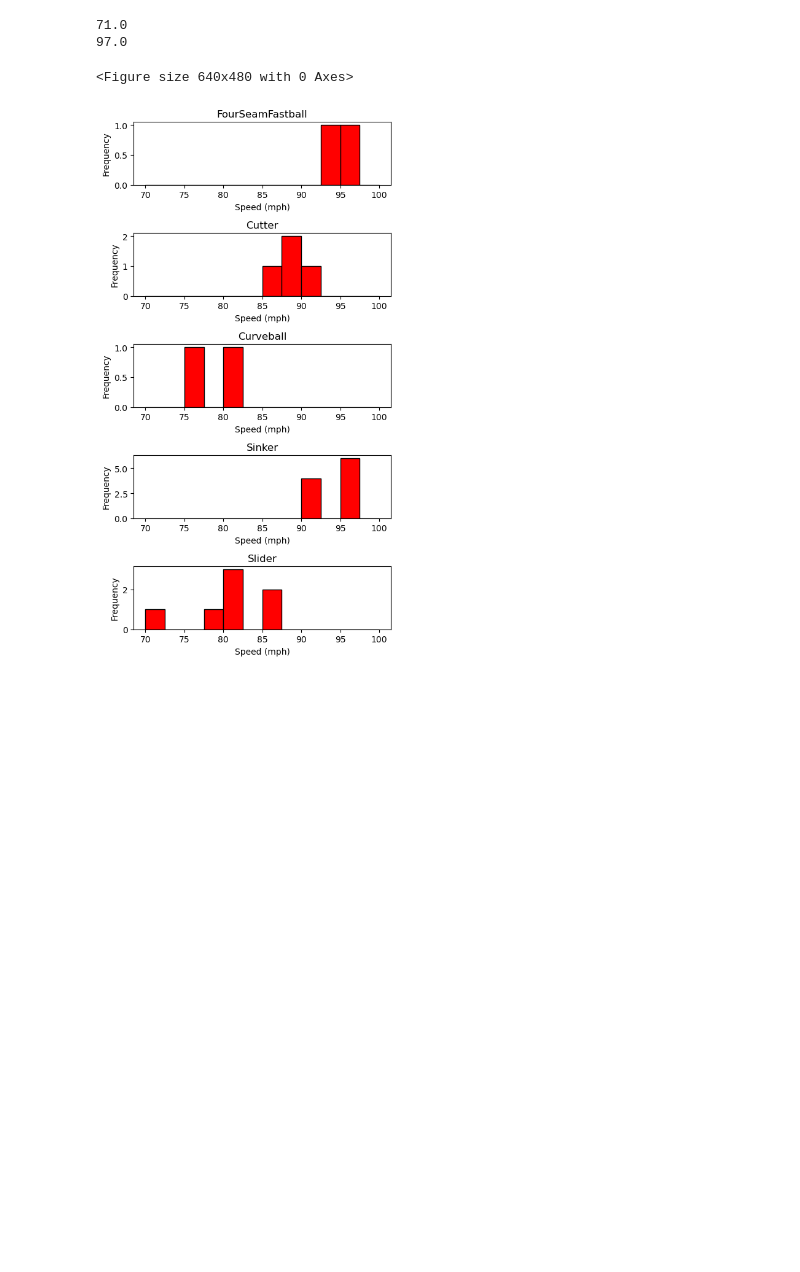
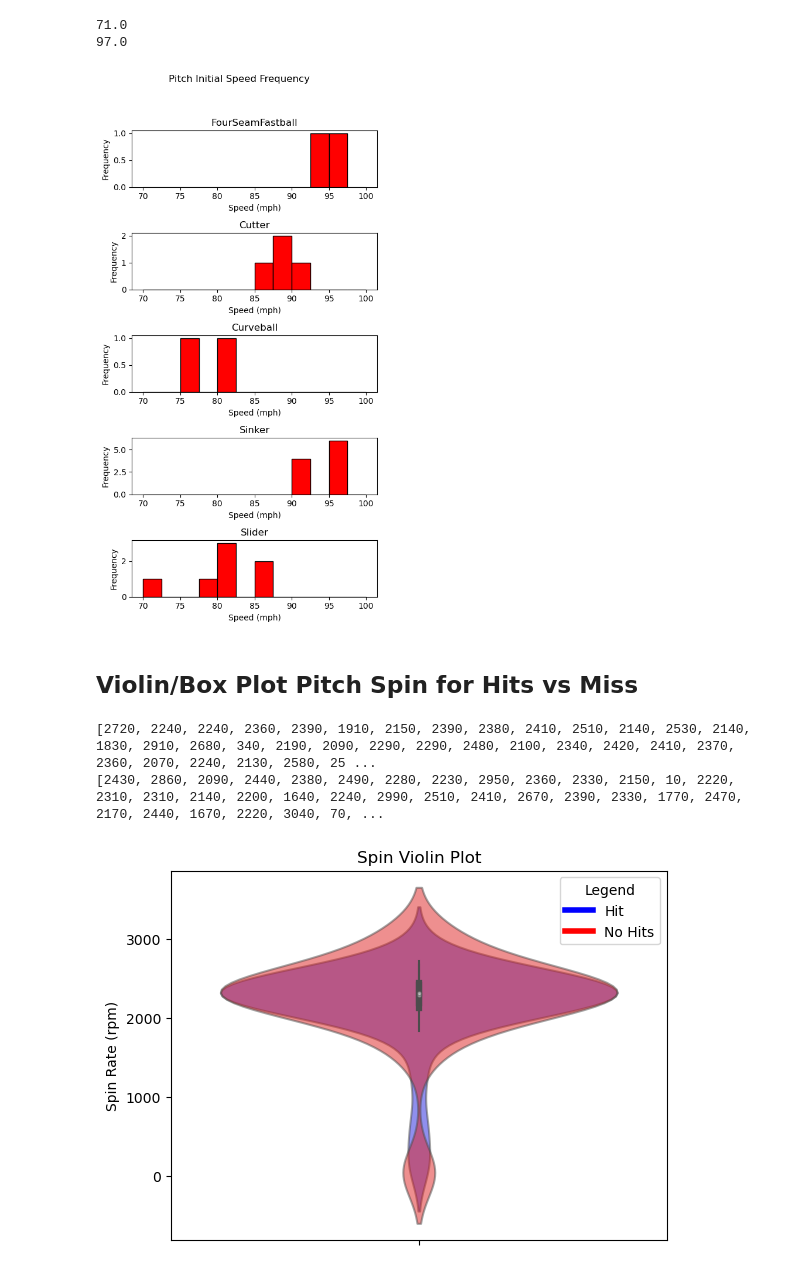
Before and after one commit to mfollosco/WSD-hackathon, a Jupyter notebook: Data Exploration.ipynb, the cells around one changed output. Cells and saved outputs as stored; diff of their text form; code cells hidden in the pictures; blank space fills up the shorter version.

Commit message:
Added violin and box plot for pitch spins
Compares spin in hit vs miss

```diff
--- a/Data Exploration.ipynb
+++ b/Data Exploration.ipynb
@@ -529,10 +529,8 @@ print(max_speed)
 71.0
 97.0
 # %%
+plt.figure(figsize=(5, 10))
 plt.suptitle('Pitch Initial Speed Frequency') #label overall plot
-
-
-plt.figure(figsize=(5, 10))
 
 min_speed = min(min(speed) for speed in pitch_speed)  # Calculate the minimum speed
 max_speed = max(max(speed) for speed in pitch_speed)
@@ -549,5 +547,6 @@ for i in range(len(pitch_type_types)):
 plt.tight_layout(rect=[0, 0.03, 1, 0.95])
 plt.show()
 # %% [output]
-<Figure size 640x480 with 0 Axes>
-[figure, old version]
+[figure, new version]
+# %% [markdown]
+## Violin/Box Plot Pitch Spin for Hits vs Miss
@@ -553,0 +558,44 @@ plt.show()
+# %%
+# Read speed data
+hit_spin = []
+hits_folder_path = '/Users/tiffanynguyen/wsd-data/wsd-hits'
+for filename in os.listdir(hits_folder_path):
+    if filename.endswith('.jsonl'):
+        file_path = os.path.join(hits_folder_path, filename)
+        with open(file_path, 'r') as json_file:
+            data = json.load(json_file)
+            # only read data if it has hit
+            if(data['summary_acts']['hit']['eventId'] != {} and data['summary_acts']['pitch']['spin']['rpm']):
+                hit_spin.append(data['summary_acts']['pitch']['spin']['rpm'])
+
+no_hit_spin = []
+no_hits_folder_path = '/Users/tiffanynguyen/wsd-data/wsd-nohit'
+for filename in os.listdir(no_hits_folder_path):
+    if filename.endswith('.jsonl'):
+        file_path = os.path.join(no_hits_folder_path, filename)
+        with open(file_path, 'r') as json_file:
+            data = json.load(json_file)
+            # only read data if it doesn't have pitch
+            if(data['summary_acts']['hit']['eventId'] == {} and data['summary_acts']['pitch']['spin']['rpm']):
+                no_hit_spin.append(data['summary_acts']['pitch']['spin']['rpm'])
+
+print(hit_spin)
+print(no_hit_spin)
+# %% [output]
+[2720, 2240, 2240, 2360, 2390, 1910, 2150, 2390, 2380, 2410, 2510, 2140, 2530, 2140, 1830, 2910, 2680, 340, 2190, 2090, 2290, 2290, 2480, 2100, 2340, 2420, 2410, 2370, 2360, 2070, 2240, 2130, 2580, 25 ...
+[2430, 2860, 2090, 2440, 2380, 2490, 2280, 2230, 2950, 2360, 2330, 2150, 10, 2220, 2310, 2310, 2140, 2200, 1640, 2240, 2990, 2510, 2410, 2670, 2390, 2330, 1770, 2470, 2170, 2440, 1670, 2220, 3040, 70, ...
+# %%
+sns.violinplot(y=hit_spin, palette=['blue'])
+sns.violinplot(y=no_hit_spin, palette=['red'])
+
+for violin in plt.gca().collections:
+    violin.set_alpha(0.5)
+
+plt.title('Spin Violin Plot')
+plt.ylabel('Spin Rate (rpm)')
+handles = [plt.Line2D([0], [0], color='blue', lw=4, label='Hit'),
+           plt.Line2D([0], [0], color='red', lw=4, label='No Hits')]
+plt.legend(handles=handles, title='Legend')
+plt.show()
+# %% [output]
+[figure, added]
```
Also changed, not shown: parts of 2 cells of this notebook.
